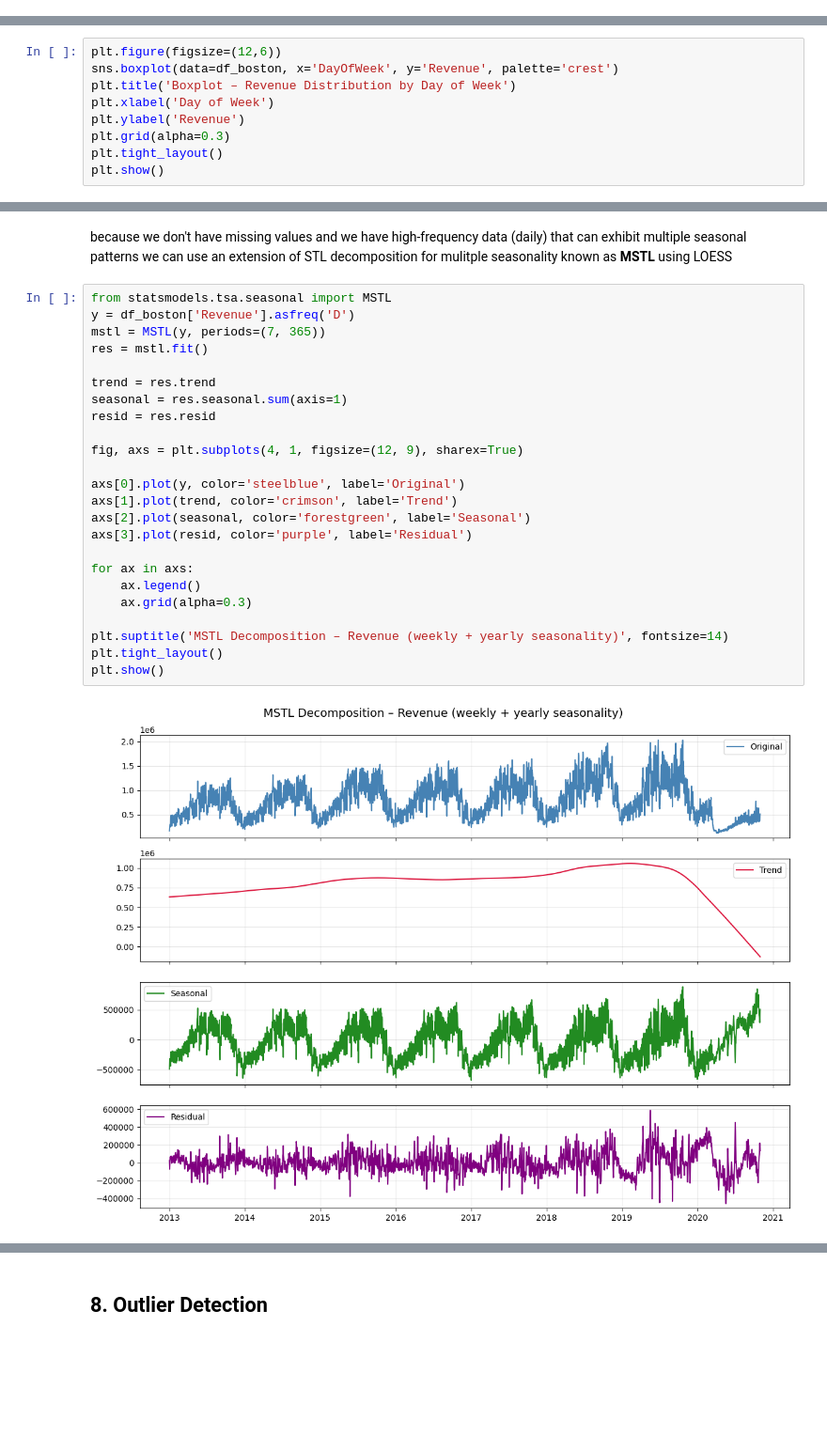
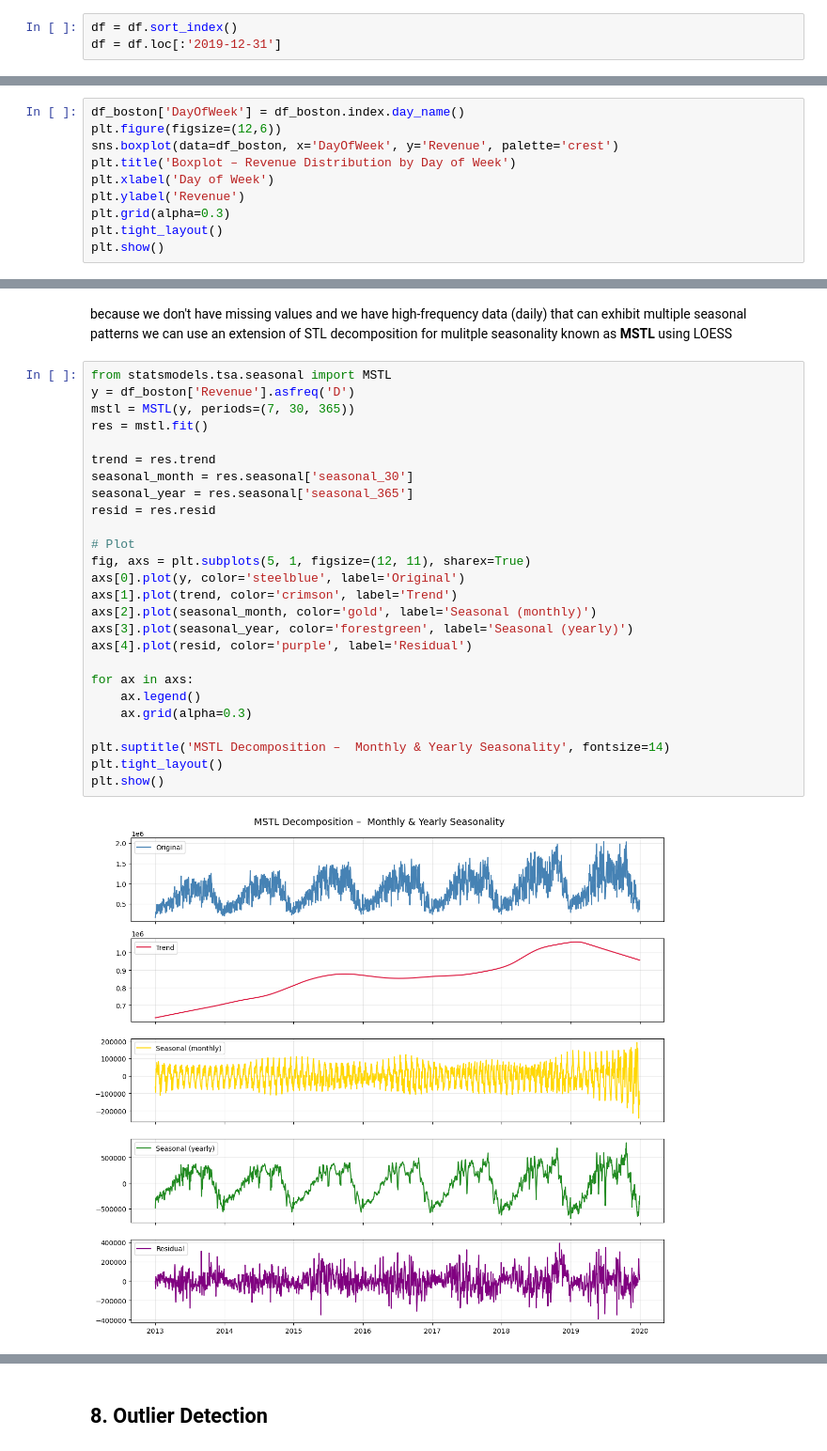
Before and after one commit to FedericoGrittiAtSupsi/timeseries_group_minichallenge, a Jupyter notebook: main_VMecchia.ipynb, the cells around one changed output, grey strips where cells are left out. Shown at 94% size. Saved outputs shown, nothing was run; the diff lists cells and outputs as text; blank space fills up the shorter version.

```diff
--- a/main_VMecchia.ipynb
+++ b/main_VMecchia.ipynb
@@ -244,3 +247,6 @@ vif
+# %%
+df = df.sort_index()
+df = df.loc[:'2019-12-31']
 # %% [markdown]
 ## 4. City Selection and Focus
 
@@ -378,4 +384,5 @@ Usually the revenues,
 # %%
+df_boston['DayOfWeek'] = df_boston.index.day_name()
 plt.figure(figsize=(12,6))
 sns.boxplot(data=df_boston, x='DayOfWeek', y='Revenue', palette='crest')
 plt.title('Boxplot – Revenue Distribution by Day of Week')
@@ -410,26 +417,28 @@ because we don't have missing values and we have high-frequency data (daily) tha
 # %%
 from statsmodels.tsa.seasonal import MSTL
 y = df_boston['Revenue'].asfreq('D')
-mstl = MSTL(y, periods=(7, 365))
+mstl = MSTL(y, periods=(7, 30, 365))
 res = mstl.fit()
 
 trend = res.trend
-seasonal = res.seasonal.sum(axis=1)
+seasonal_month = res.seasonal['seasonal_30']
+seasonal_year = res.seasonal['seasonal_365']
 resid = res.resid
 
-fig, axs = plt.subplots(4, 1, figsize=(12, 9), sharex=True)
-
+# Plot
+fig, axs = plt.subplots(5, 1, figsize=(12, 11), sharex=True)
 axs[0].plot(y, color='steelblue', label='Original')
 axs[1].plot(trend, color='crimson', label='Trend')
-axs[2].plot(seasonal, color='forestgreen', label='Seasonal')
-axs[3].plot(resid, color='purple', label='Residual')
+axs[2].plot(seasonal_month, color='gold', label='Seasonal (monthly)')
+axs[3].plot(seasonal_year, color='forestgreen', label='Seasonal (yearly)')
+axs[4].plot(resid, color='purple', label='Residual')
 
 for ax in axs:
     ax.legend()
     ax.grid(alpha=0.3)
 
-plt.suptitle('MSTL Decomposition – Revenue (weekly + yearly seasonality)', fontsize=14)
+plt.suptitle('MSTL Decomposition –  Monthly & Yearly Seasonality', fontsize=14)
 plt.tight_layout()
 plt.show()
 # %% [output]
-[figure, old version]
+[figure, new version]
```
Also changed, not shown: parts of 16 cells of this notebook.
